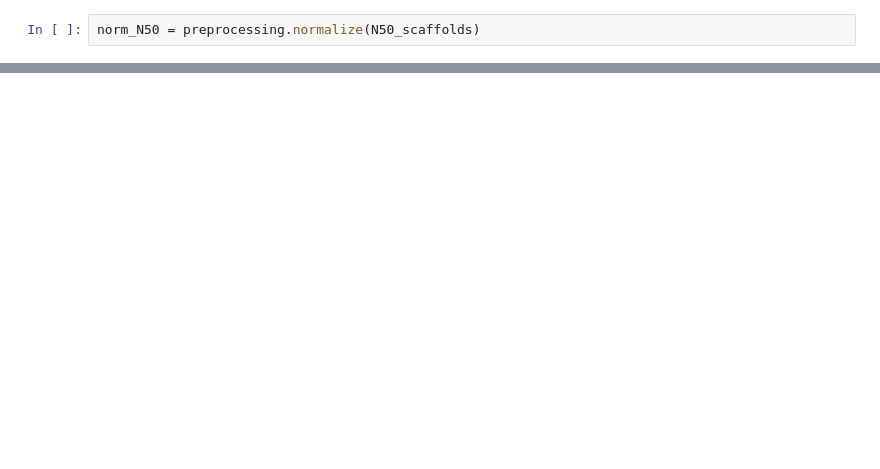
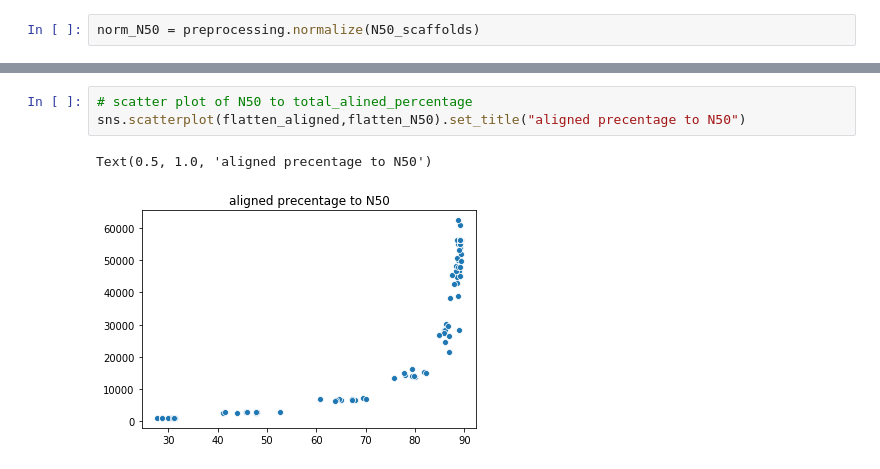
Before and after one commit to roysh1993/bioinformatics_final, a Jupyter notebook: plots_notebook.ipynb, the cells around one changed output, grey strips where cells are left out. Saved outputs shown, nothing was run; the diff lists cells and outputs as text; blank space fills up the shorter version.

```diff
--- a/plots_notebook.ipynb
+++ b/plots_notebook.ipynb
@@ -69,0 +54,6 @@ array([[0.31830044, 0.31017362, 0.31220533, 0.32100938, 0.3155915 ,
+# %%
+# scatter plot of N50 to total_alined_percentage
+sns.scatterplot(flatten_aligned,flatten_N50).set_title("aligned precentage to N50")
+# %% [output]
+Text(0.5, 1.0, 'aligned precentage to N50')
+[figure, added]
```
Also changed, not shown: parts of 8 cells of this notebook.
